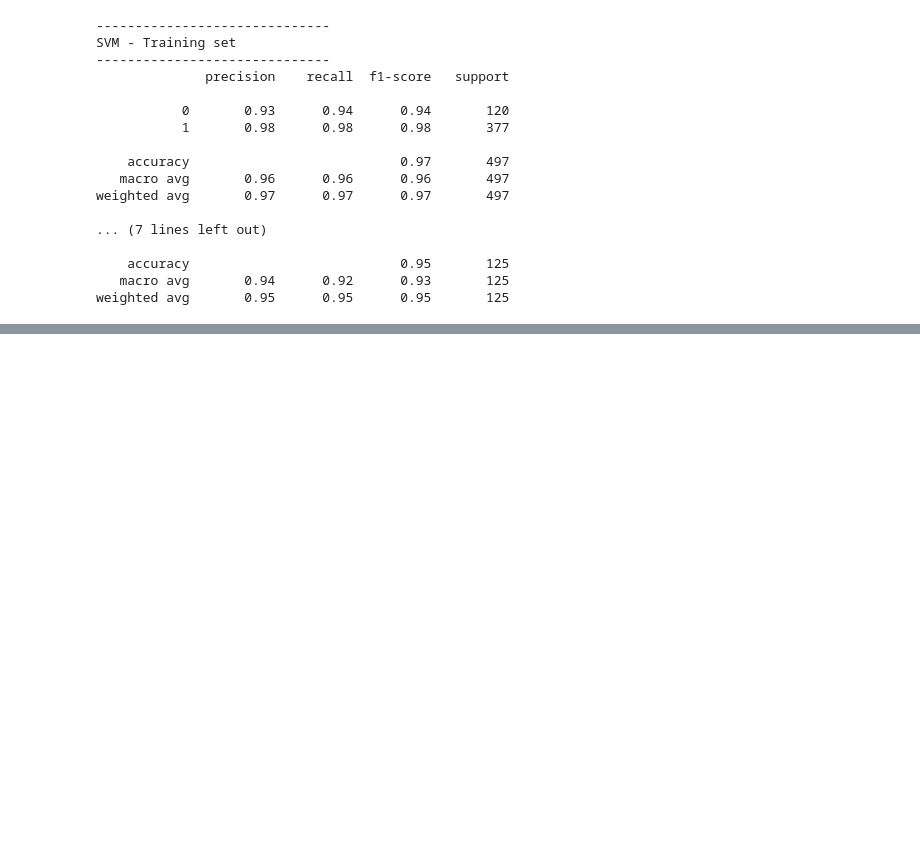
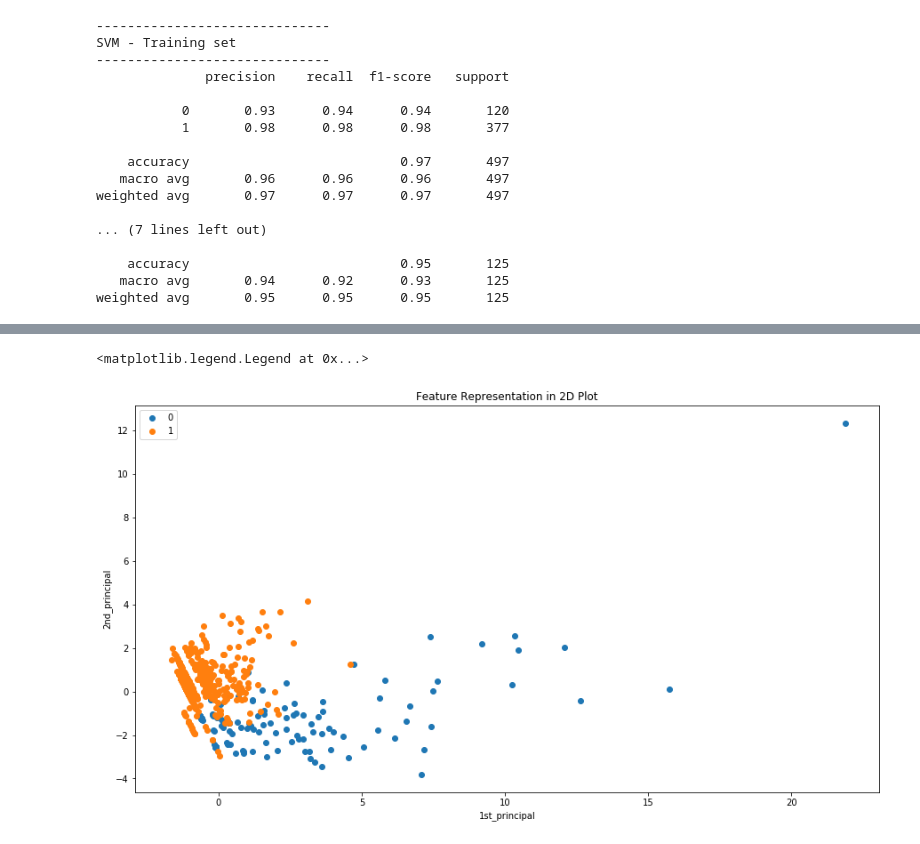
Before and after one commit to prajwollamichhane11/The-Covid19-Detector, a Jupyter notebook: Generating and Predicting the Model.ipynb, the cells around one changed output, grey strips where cells are left out. Saved outputs shown, nothing was run; the diff lists cells and outputs as text; code cells hidden in the pictures; blank space fills up the shorter version.

```diff
--- a/Generating and Predicting the Model.ipynb
+++ b/Generating and Predicting the Model.ipynb
@@ -115,0 +151,12 @@ weighted avg       0.95      0.95      0.95       125
+# %%
+features = X.columns
+feat = X
+
+# Separating out the features
+x = feat.loc[:, features].values
+
+# Separating out the target
+y = df.loc[:,['covid_19']].values
+
+# Standardizing the features
+x = StandardScaler().fit_transform(x)
@@ -115,0 +165,6 @@ weighted avg       0.95      0.95      0.95       125
+# %%
+from sklearn.decomposition import PCA
+pca = PCA(n_components=2)
+principalComponents = pca.fit_transform(x)
+principalDf = pd.DataFrame(data = principalComponents
+             , columns = ['principal component 1', 'principal component 2'])
@@ -115,0 +180,16 @@ weighted avg       0.95      0.95      0.95       125
+# %%
+finalDf = pd.concat([principalDf, df[['covid_19']]], axis = 1)
+# %%
+plt.figure(figsize=(15, 8))
+label = np.array(df.covid_19)
+for i in set(label):
+    d = finalDf[label == i]
+    plt.scatter(x=d['principal component 1'], y=d['principal component 2'], label=i)
+
+plt.xlabel("1st_principal")
+plt.ylabel("2nd_principal")
+plt.title("Feature Representation in 2D Plot")
+plt.legend()
+# %% [output]
+<matplotlib.legend.Legend at 0x...>
+[figure, added]
```
Also changed, not shown: parts of 9 cells of this notebook.
